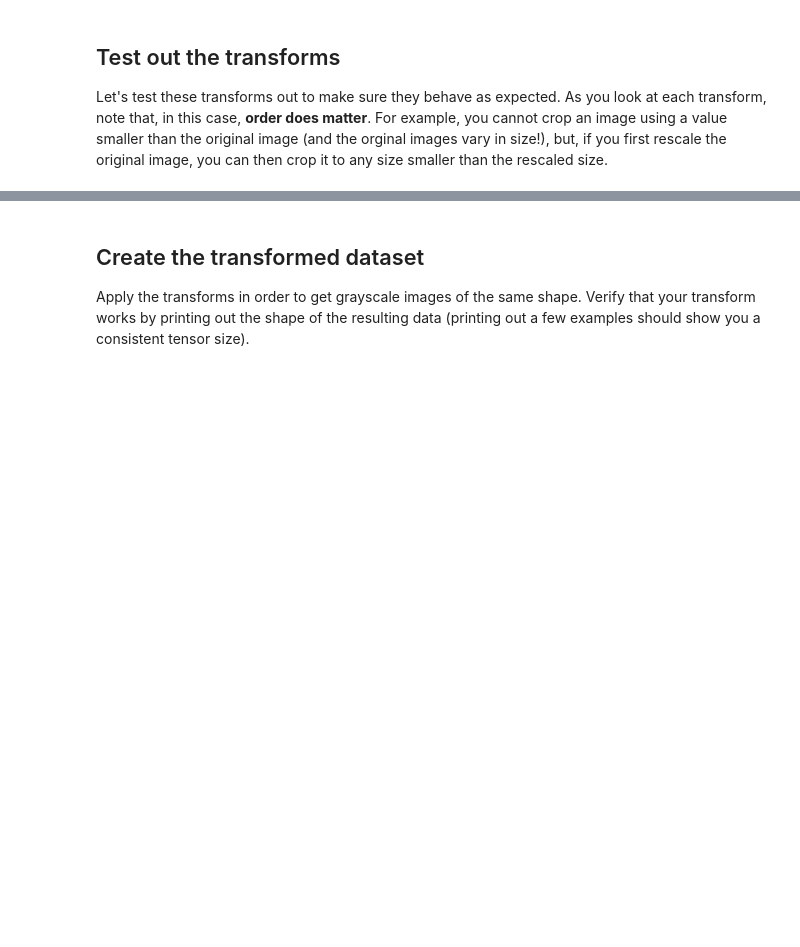
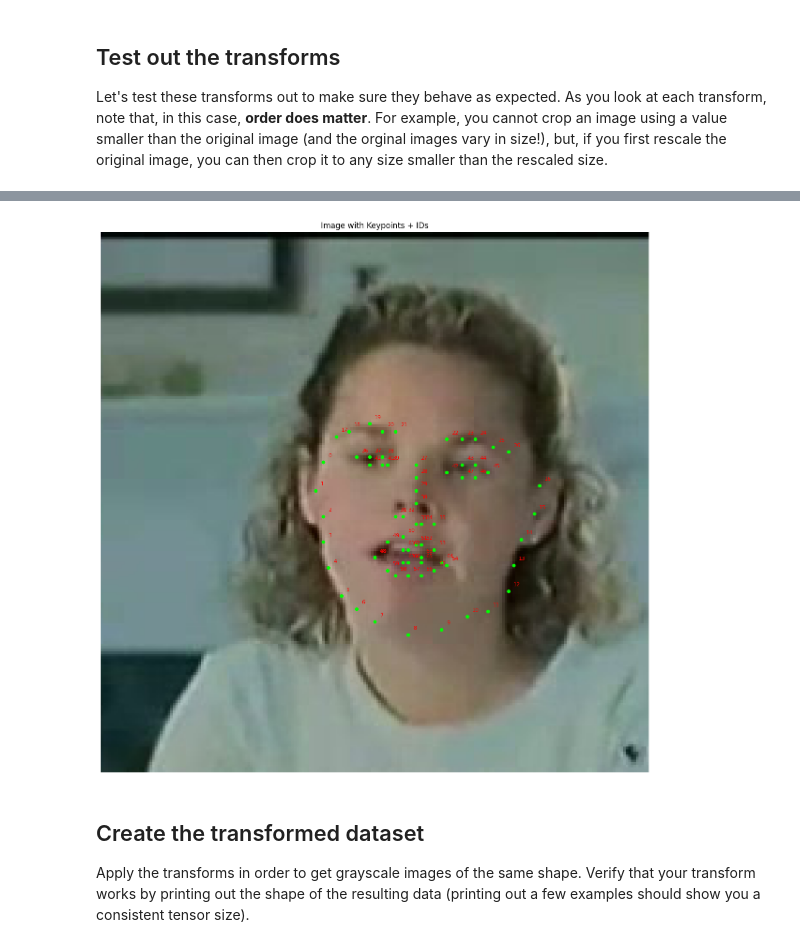
Before and after one commit to civcode/ComputerVisionND_P1_Facial_Keypoints, a Jupyter notebook: 1. Load and Visualize Data.ipynb, the cells around one changed output, grey strips where cells are left out. Drawn from its saved outputs; the diff is of its cells as text; code cells hidden in the pictures; blank space fills up the shorter version.

```diff
--- a/1. Load and Visualize Data.ipynb
+++ b/1. Load and Visualize Data.ipynb
@@ -403,3 +532,7 @@ test_num
+# %%
+plot_keypoints_with_ids((sample))
+# %% [output]
+[figure, added]
 # %% [markdown]
 ## Create the transformed dataset
 
```
Also changed, not shown: parts of 6 cells of this notebook, 5 other files.
